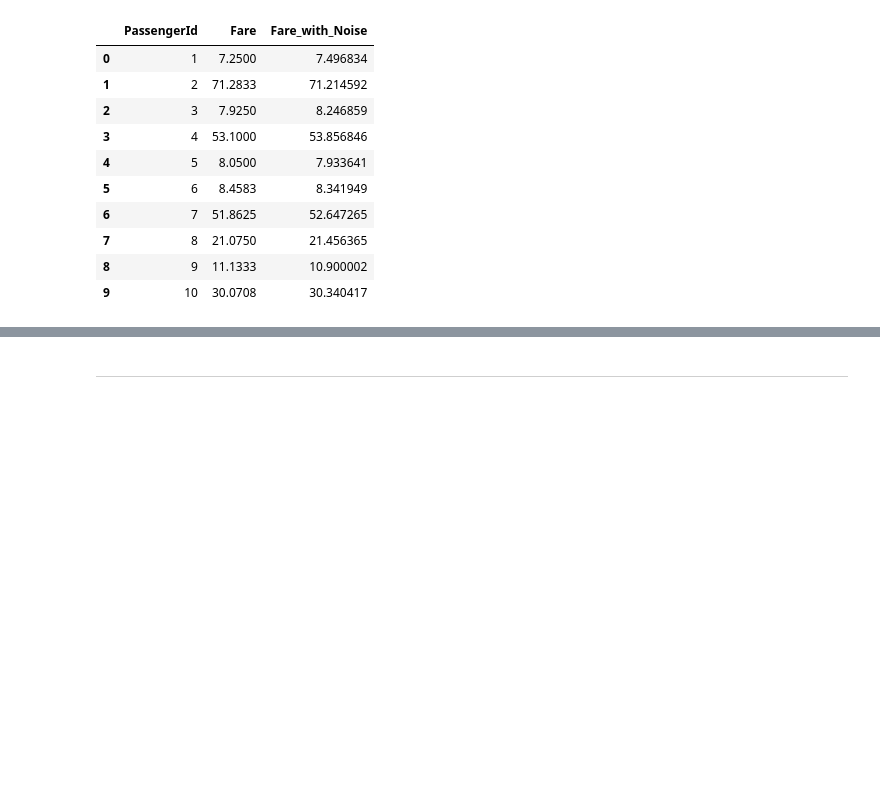
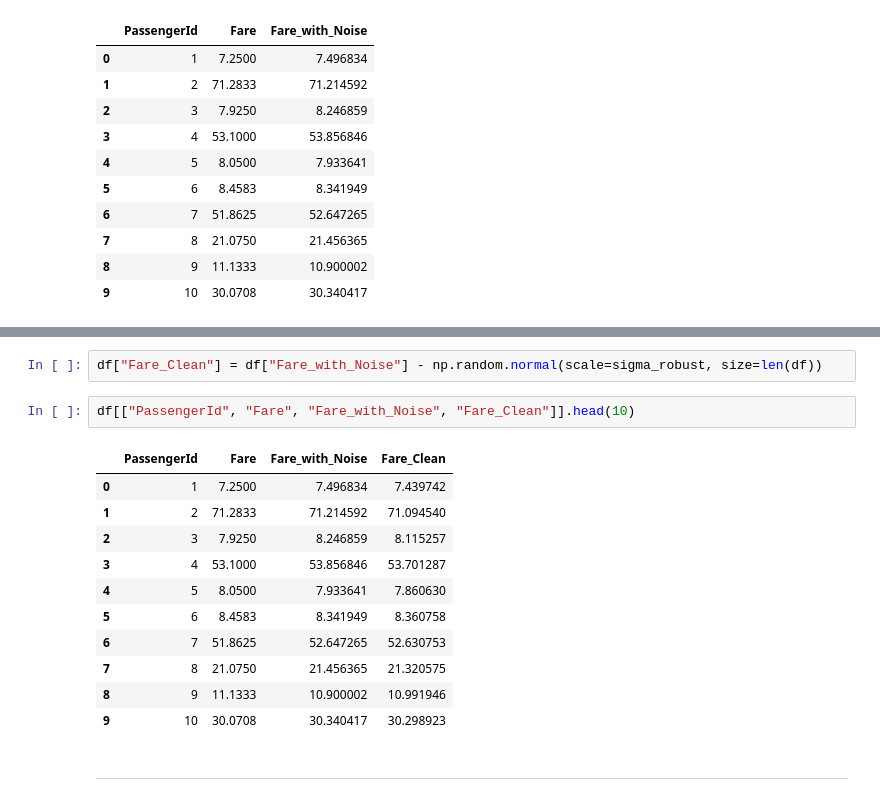
Before and after one commit to SakigamiYang/srh_statistics-and-machine-learning, a Jupyter notebook: exercises/in_class_week_02.ipynb, the cells around one changed output, grey strips where cells are left out. Cells and saved outputs as stored; diff of their text form; blank space fills up the shorter version.

```diff
--- a/exercises/in_class_week_02.ipynb
+++ b/exercises/in_class_week_02.ipynb
@@ -281,3 +316,19 @@ sns.boxplot(df, x="Fare_Clean")
+# %%
+df["Fare_Clean"] = df["Fare_with_Noise"] - np.random.normal(scale=sigma_robust, size=len(df))
+# %%
+df[["PassengerId", "Fare", "Fare_with_Noise", "Fare_Clean"]].head(10)
+# %% [output]
+|  | PassengerId | Fare | Fare_with_Noise | Fare_Clean |
+| 0 | 1 | 7.2500 | 7.496834 | 7.439742 |
+| 1 | 2 | 71.2833 | 71.214592 | 71.094540 |
+| 2 | 3 | 7.9250 | 8.246859 | 8.115257 |
+| 3 | 4 | 53.1000 | 53.856846 | 53.701287 |
+| 4 | 5 | 8.0500 | 7.933641 | 7.860630 |
+| 5 | 6 | 8.4583 | 8.341949 | 8.360758 |
+| 6 | 7 | 51.8625 | 52.647265 | 52.630753 |
+| 7 | 8 | 21.0750 | 21.456365 | 21.320575 |
+| 8 | 9 | 11.1333 | 10.900002 | 10.991946 |
+| 9 | 10 | 30.0708 | 30.340417 | 30.298923 |
 # %% [markdown]
 ---
 # %% [markdown]
```
Also changed, not shown: parts of 28 cells of this notebook.
